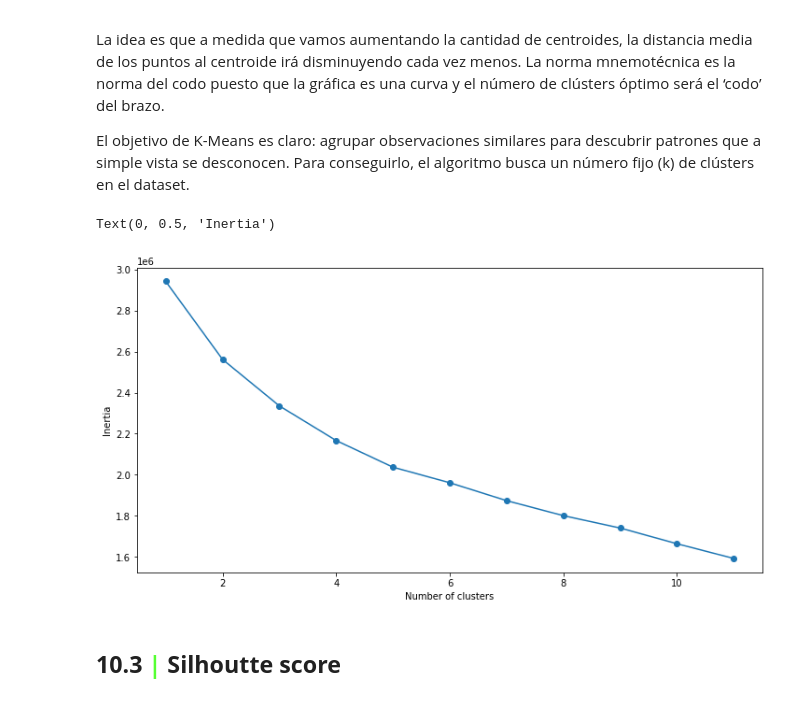
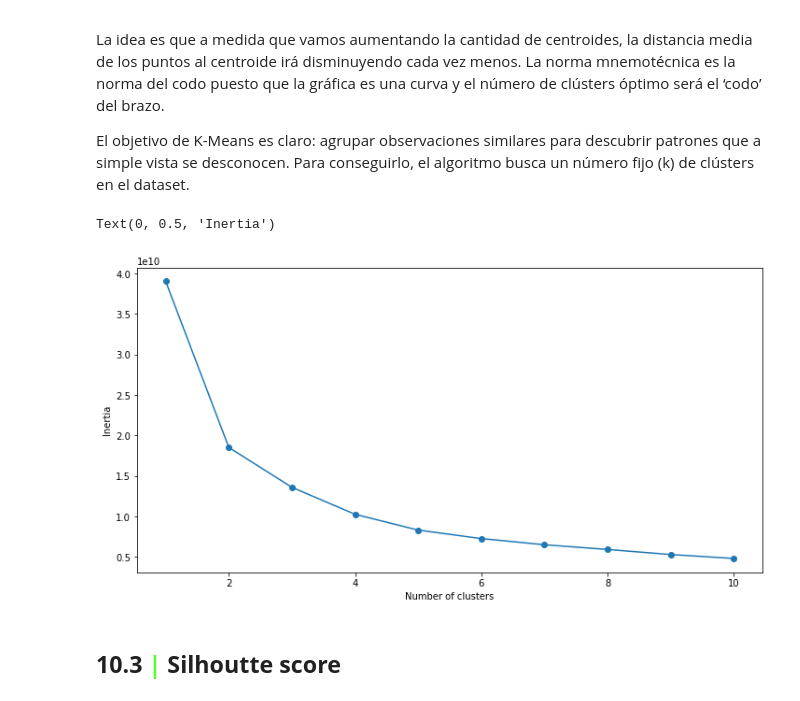
Before and after one commit to iremirezdeganuza72/Cohort_Analysis, a Jupyter notebook: Cohort analysis and segmentation.ipynb, the cells around one changed output. Drawn from its saved outputs; the diff is of its cells as text; code cells hidden in the pictures.

```diff
--- a/Cohort analysis and segmentation.ipynb
+++ b/Cohort analysis and segmentation.ipynb
@@ -1123,0 +1167,3 @@ All the features have been transformed, and now are centered around zero.
+# %%
+cat_features = df_cluster.select_dtypes(include = ["object"]).columns
+cat_features
@@ -1123,0 +1172,3 @@ All the features have been transformed, and now are centered around zero.
+# %%
+cat_df_cluster = pd.get_dummies(df_cluster[cat_features], drop_first = True)
+cat_df_cluster.head()
@@ -1123,0 +1183,4 @@ All the features have been transformed, and now are centered around zero.
+# %%
+df_cluster.drop(cat_features, axis = 1, inplace = True)
+# %%
+df_cluster = pd.concat([df_cluster, cat_df_cluster], axis = 1)
@@ -1150,21 +1253,21 @@ El objetivo de K-Means es claro: agrupar observaciones similares para descubrir
 # %%
 SSE = []
 
-for cluster in range(1,12):
+for cluster in range(1,11):
     kmeans = KMeans(n_clusters = cluster, init='k-means++')
-    kmeans.fit(scaled_features)
+    kmeans.fit(df_cluster)
     SSE.append(kmeans.inertia_)
 
 # converting the results into a dataframe and plotting them
 
-frame = pd.DataFrame({'Cluster':range(1,12), 'SSE':SSE})
+frame = pd.DataFrame({'Cluster':range(1,11), 'SSE':SSE})
 plt.figure(figsize=(12,6))
 plt.plot(frame['Cluster'], frame['SSE'], marker='o')
 plt.xlabel('Number of clusters')
 plt.ylabel('Inertia')
 # %% [output]
 Text(0, 0.5, 'Inertia')
-[figure, old version]
+[figure, new version]
 # %% [markdown]
 ## <b>10.3 <span style='color:#56ff33'>|</span> Silhoutte score</b>
 # %% [markdown]
```
Also changed, not shown: parts of 58 cells of this notebook.
